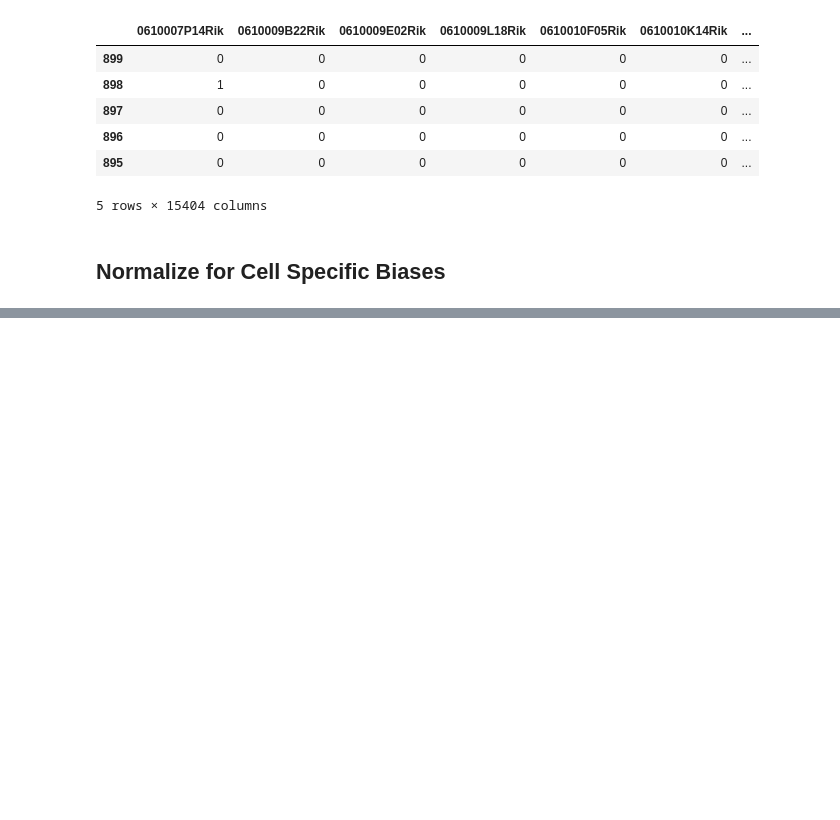
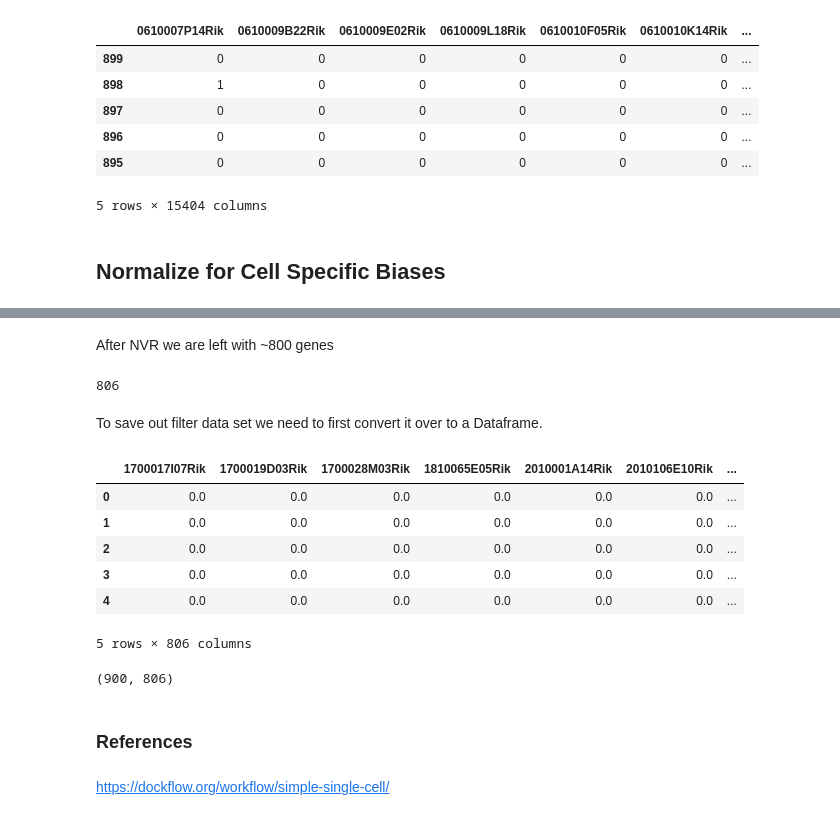
Before and after one commit to msenosain/Discovery_Oriented_Data_Science, a Jupyter notebook: notebooks/Preprocessing_and_Feature_Selection.ipynb, the cells around one changed output, grey strips where cells are left out. Cells and saved outputs as stored; diff of their text form; code cells hidden in the pictures; blank space fills up the shorter version.

```diff
--- a/notebooks/Preprocessing_and_Feature_Selection.ipynb
+++ b/notebooks/Preprocessing_and_Feature_Selection.ipynb
@@ -194,0 +261,2 @@ filt_genes.head()
+# %%
+selected_genes = nvr.select_genes( arc_data)
@@ -195 +281,24 @@ filt_genes.head()
+# %% [markdown]
+After NVR we are left with ~800 genes
+# %%
+len( selected_genes)
+# %% [output]
+806
+# %% [markdown]
+To save out filter data set we need to first convert it over to a Dataframe.
+# %%
+nvr_data = pd.DataFrame( arc_data[:,selected_genes], columns=exp_names[selected_genes])
+nvr_data.head()
+# %% [output]
+|  | 1700017I07Rik | 1700019D03Rik | 1700028M03Rik | 1810065E05Rik | 2010001A14Rik | 2010106E10Rik | ... |
+| 0 | 0.0 | 0.0 | 0.0 | 0.0 | 0.0 | 0.0 | ... |
+| 1 | 0.0 | 0.0 | 0.0 | 0.0 | 0.0 | 0.0 | ... |
+| 2 | 0.0 | 0.0 | 0.0 | 0.0 | 0.0 | 0.0 | ... |
+| 3 | 0.0 | 0.0 | 0.0 | 0.0 | 0.0 | 0.0 | ... |
+| 4 | 0.0 | 0.0 | 0.0 | 0.0 | 0.0 | 0.0 | ... |
+5 rows × 806 columns
+# %%
+nvr_data.shape
+# %% [output]
+(900, 806)
 # %%
@@ -196,0 +306,4 @@ reduced.to_csv( "/home/herrinca/workspace/Discovery_Oriented_Data_Science/Discov
+# %% [markdown]
+### **References**
+# %% [markdown]
+https://dockflow.org/workflow/simple-single-cell/
```
Also changed, not shown: parts of 21 cells of this notebook.
